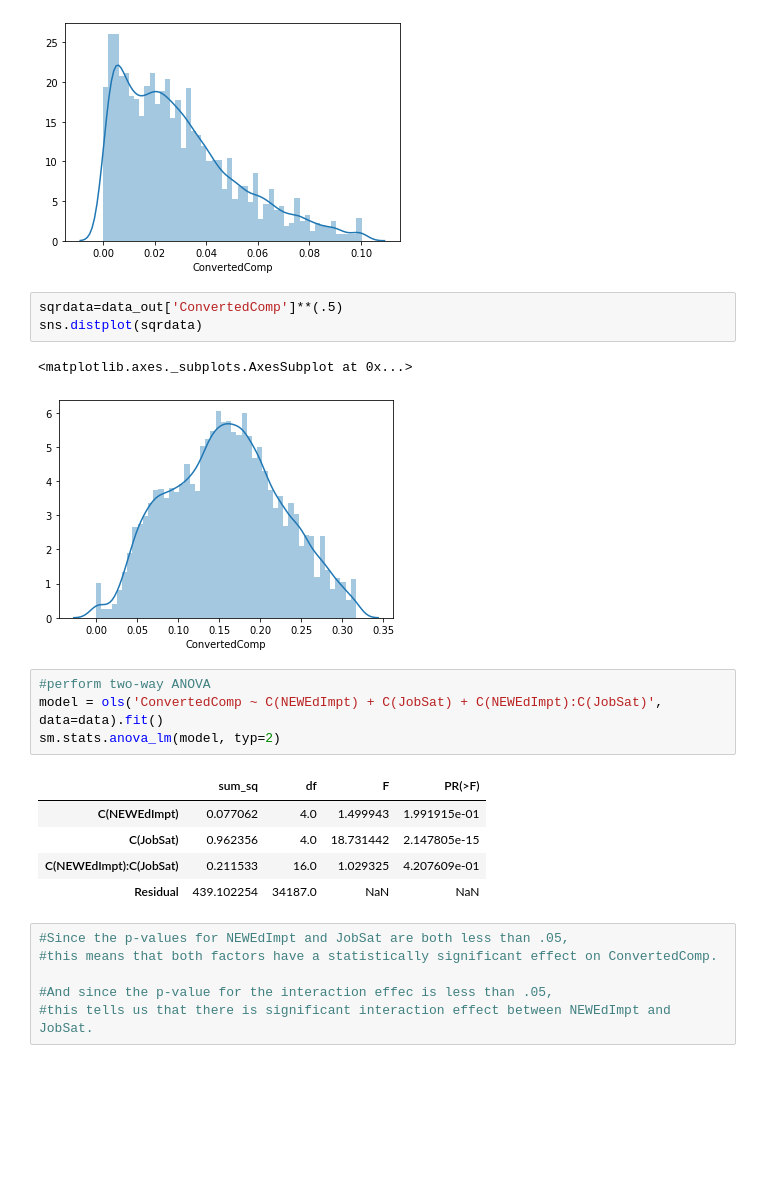
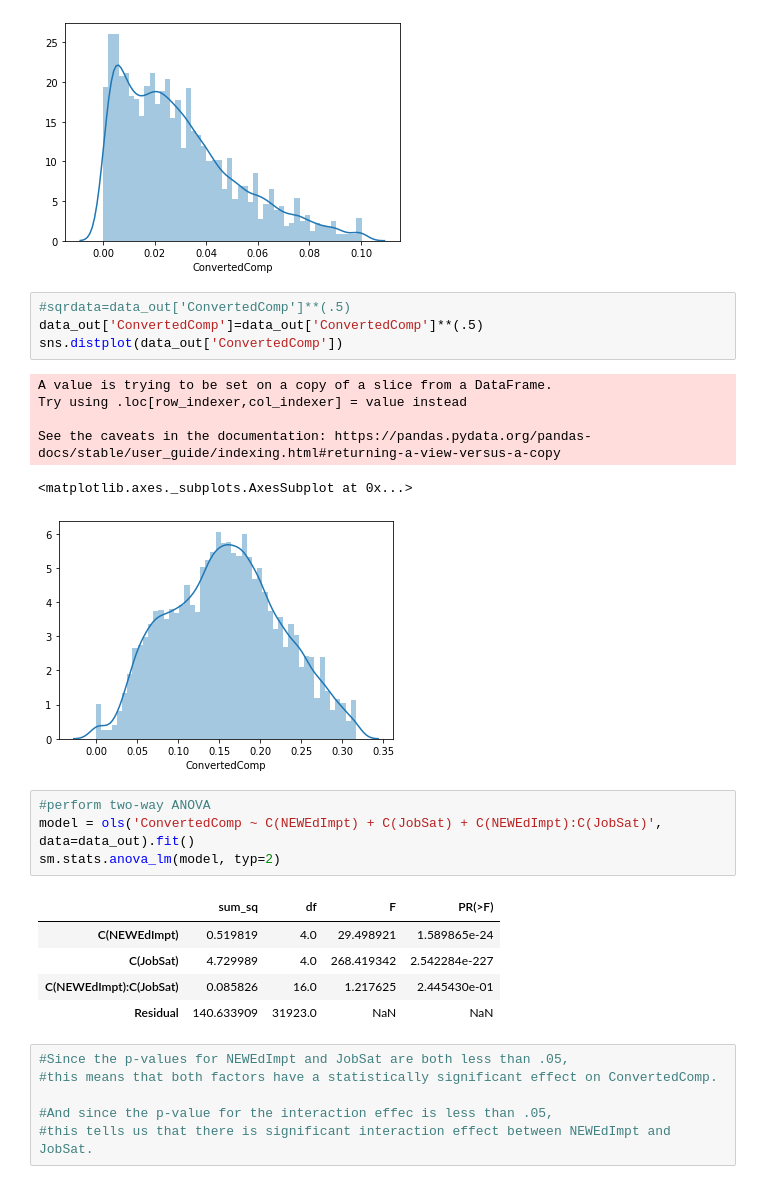
Before and after one commit to NoshinTahsin/SoftwareMetrics8th, a Jupyter notebook: anova-transformation.ipynb, the cells around one changed output. Cells and saved outputs as stored; diff of their text form; blank space fills up the shorter version.

```diff
--- a/anova-transformation.ipynb
+++ b/anova-transformation.ipynb
@@ -138,21 +139,26 @@ sns.distplot(data_out['ConvertedComp'])
 <matplotlib.axes._subplots.AxesSubplot at 0x...>
 [figure]
 # %%
-sqrdata=data_out['ConvertedComp']**(.5)
-sns.distplot(sqrdata)
+#sqrdata=data_out['ConvertedComp']**(.5)
+data_out['ConvertedComp']=data_out['ConvertedComp']**(.5)
+sns.distplot(data_out['ConvertedComp'])
 # %% [output]
-<matplotlib.axes._subplots.AxesSubplot at 0x...>
+A value is trying to be set on a copy of a slice from a DataFrame.
+Try using .loc[row_indexer,col_indexer] = value instead
+
+See the caveats in the documentation: https://pandas.pydata.org/pandas-docs/stable/user_guide/indexing.html#returning-a-view-versus-a-copy
+<matplotlib.axes._subplots.AxesSubplot at 0x...>
 [figure]
 # %%
 #perform two-way ANOVA
-model = ols('ConvertedComp ~ C(NEWEdImpt) + C(JobSat) + C(NEWEdImpt):C(JobSat)', data=data).fit()
+model = ols('ConvertedComp ~ C(NEWEdImpt) + C(JobSat) + C(NEWEdImpt):C(JobSat)', data=data_out).fit()
 sm.stats.anova_lm(model, typ=2)
 # %% [output]
 |  | sum_sq | df | F | PR(>F) |
-| C(NEWEdImpt) | 0.077062 | 4.0 | 1.499943 | 1.991915e-01 |
-| C(JobSat) | 0.962356 | 4.0 | 18.731442 | 2.147805e-15 |
-| C(NEWEdImpt):C(JobSat) | 0.211533 | 16.0 | 1.029325 | 4.207609e-01 |
-| Residual | 439.102254 | 34187.0 | NaN | NaN |
+| C(NEWEdImpt) | 0.519819 | 4.0 | 29.498921 | 1.589865e-24 |
+| C(JobSat) | 4.729989 | 4.0 | 268.419342 | 2.542284e-227 |
+| C(NEWEdImpt):C(JobSat) | 0.085826 | 16.0 | 1.217625 | 2.445430e-01 |
+| Residual | 140.633909 | 31923.0 | NaN | NaN |
 # %%
 #Since the p-values for NEWEdImpt and JobSat are both less than .05,
 #this means that both factors have a statistically significant effect on ConvertedComp.
```
Also changed, not shown: parts of 3 cells of this notebook.
